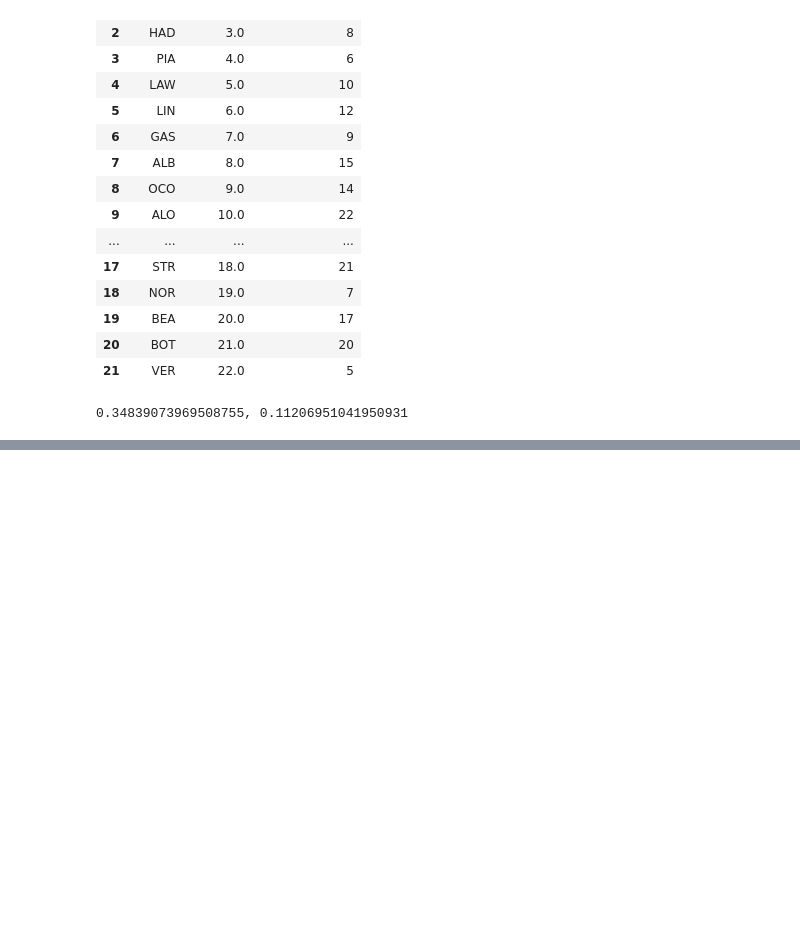
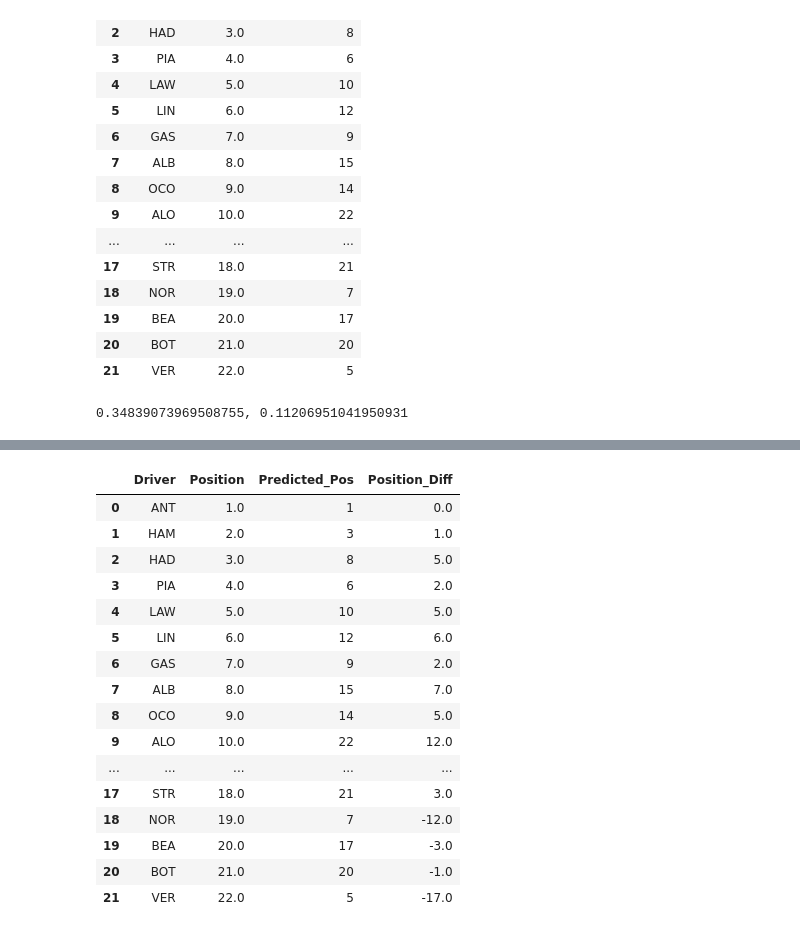
Before and after one commit to SatyamKumar457/F1-2026-Prediction, a Jupyter notebook: Race/06.MonacoGP/Evaluation.ipynb, the cells around one changed output, grey strips where cells are left out. Saved outputs shown, nothing was run; the diff lists cells and outputs as text; code cells hidden in the pictures; blank space fills up the shorter version.

```diff
--- a/Race/06.MonacoGP/Evaluation.ipynb
+++ b/Race/06.MonacoGP/Evaluation.ipynb
@@ -122,0 +208,21 @@ print(f"{rho}, {p_value}")
+# %%
+Final["Position_Diff"] = Final["Predicted_Pos"] - Final["Position"]
+Final
+# %% [output]
+|  | Driver | Position | Predicted_Pos | Position_Diff |
+| 0 | ANT | 1.0 | 1 | 0.0 |
+| 1 | HAM | 2.0 | 3 | 1.0 |
+| 2 | HAD | 3.0 | 8 | 5.0 |
+| 3 | PIA | 4.0 | 6 | 2.0 |
+| 4 | LAW | 5.0 | 10 | 5.0 |
+| 5 | LIN | 6.0 | 12 | 6.0 |
+| 6 | GAS | 7.0 | 9 | 2.0 |
+| 7 | ALB | 8.0 | 15 | 7.0 |
+| 8 | OCO | 9.0 | 14 | 5.0 |
+| 9 | ALO | 10.0 | 22 | 12.0 |
+| ... | ... | ... | ... | ... |
+| 17 | STR | 18.0 | 21 | 3.0 |
+| 18 | NOR | 19.0 | 7 | -12.0 |
+| 19 | BEA | 20.0 | 17 | -3.0 |
+| 20 | BOT | 21.0 | 20 | -1.0 |
+| 21 | VER | 22.0 | 5 | -17.0 |
```
Also changed, not shown: parts of 7 cells of this notebook, 3 other files.
